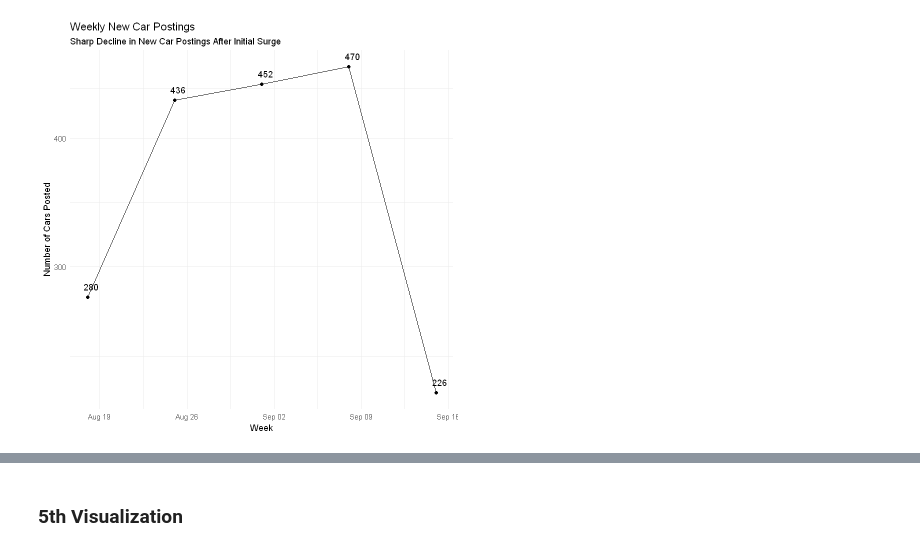
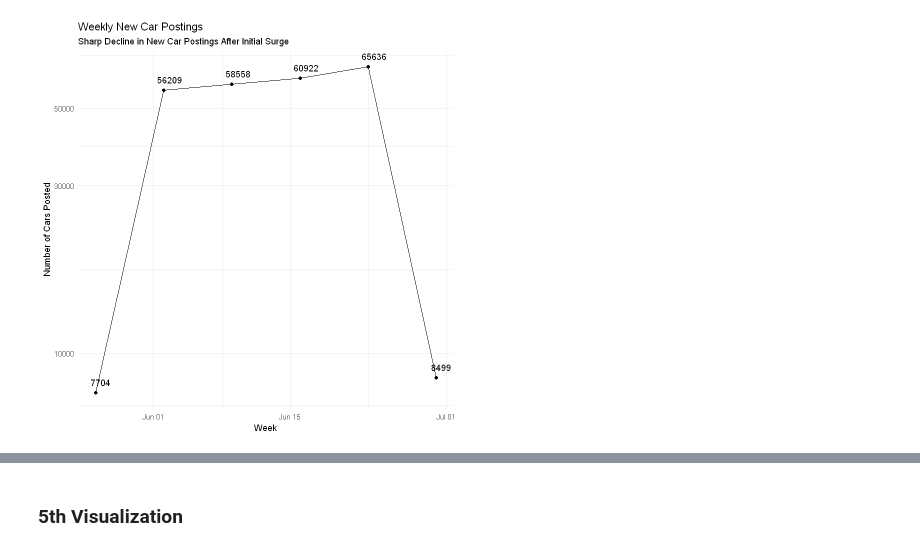
Before and after one commit to Aportra/data_viz_assignment, a Jupyter notebook: data_viz.ipynb, the cells around one changed output, grey strips where cells are left out. Cells and saved outputs as stored; diff of their text form; code cells hidden in the pictures.

```diff
--- a/data_viz.ipynb
+++ b/data_viz.ipynb
@@ -5,7 +5,7 @@ library(lubridate)
 
 
 
-car_data <- read_xlsx("Data Viz Assignment_ Carbitrage Data.xlsx")
+car_data <- read_xlsx("carbitrage-data.xlsx")
 # %%
 cleaned_data <- recipe(~., data = car_data) %>%
     step_naomit(all_predictors()) %>%
@@ -37,35 +37,36 @@ ggplot(data = top_car_counts, aes(y = reorder(paste(make, model), count), x = co
 cleaned_data2 <- cleaned_data
 
 cleaned_data2$time_posted <- as.Date(cleaned_data$time_posted)
 
 
 
 # daily_plot <- cleaned_data2 %>%
 #     group_by(time_posted) %>%
 #     summarise(Count = n()) %>%
 #     ggplot(aes(x = time_posted, y = Count)) +
 #     geom_line() +
 #     theme_minimal() +
 #     labs(x = "Date", y = "Frequency", title = "Postings Per Day") +
 #     geom_text(aes(label = ifelse(time_posted == as.Date("2024-07-03"), Count, "")), vjust = -1, hjust = 1) +
 #     geom_point(aes(x = time_posted, y = Count))
 
 # daily_plot
 
 weekly_data <- cleaned_data2 %>%
     mutate(week = floor_date(time_posted, unit = "week")) %>% # Create a new 'week' column by rounding dates to the start of the week
     group_by(week) %>%
     summarise(Count = n())
 
 ggplot(data = weekly_data, aes(x = week, y = Count)) +
     geom_line() +
     scale_y_log10() +
     labs(title = "Weekly New Car Postings", x = "Week", y = "Number of Cars Posted", subtitle = "Sharp Decline in New Car Postings After Initial Surge") +
     geom_text(aes(label = Count), vjust = -1, hjust = .25) +
     geom_point(aes(x = week, y = Count)) +
-    theme_minimal()
+    theme_minimal() +
+    theme(plot.title = element_text(hjust = 0), plot.subtitle = element_text(hjust = 0))
 # %% [output]
-[figure, old version]
+[figure, new version]
 # %%
 location_data = cleaned_data2 %>%
     mutate(week = floor_date(time_posted, unit = "week")) %>%
```
Also changed, not shown: parts of 5 cells of this notebook.
